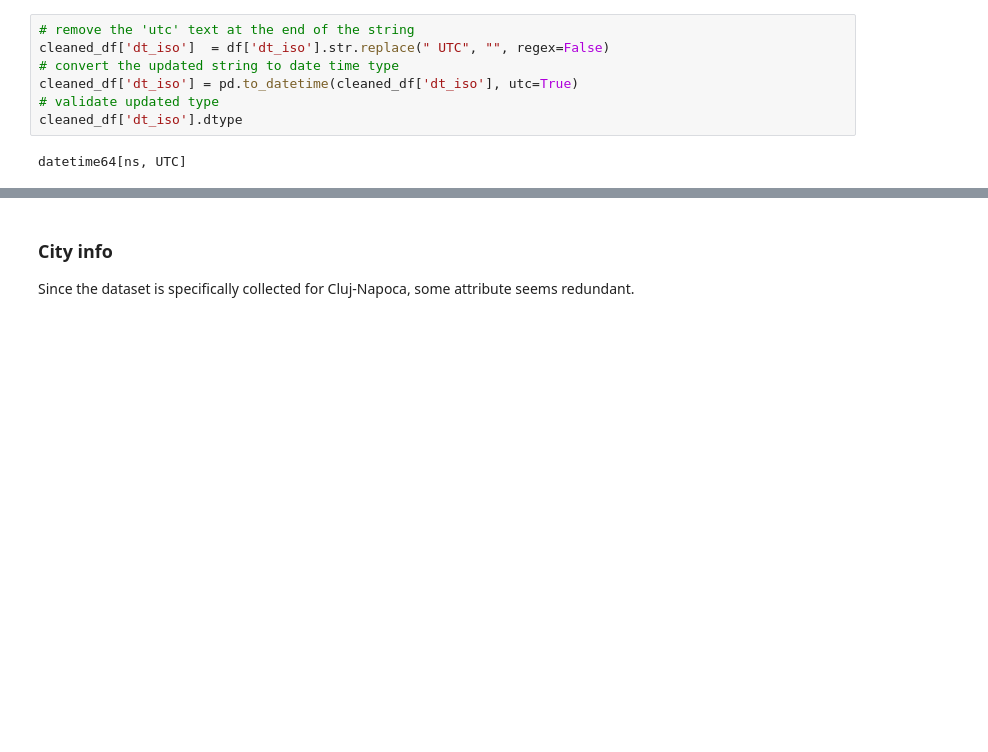
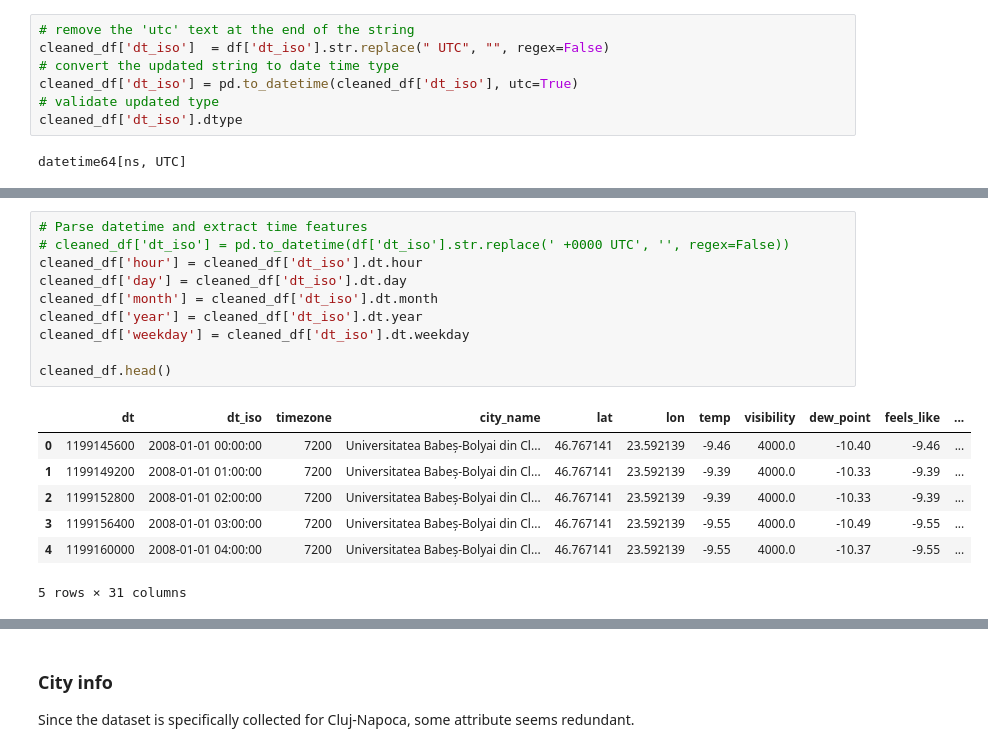
Before and after one commit to annvnt/tum-pads-weatherforcasting, a Jupyter notebook: main.ipynb, the cells around one changed output, grey strips where cells are left out. Saved outputs shown, nothing was run; the diff lists cells and outputs as text; blank space fills up the shorter version.

```diff
--- a/main.ipynb
+++ b/main.ipynb
@@ -376,3 +383,21 @@ cleaned_df.sort_values(by='dt_iso', axis=0, ascending=True)
+# %%
+# Parse datetime and extract time features
+# cleaned_df['dt_iso'] = pd.to_datetime(df['dt_iso'].str.replace(' +0000 UTC', '', regex=False))
+cleaned_df['hour'] = cleaned_df['dt_iso'].dt.hour
+cleaned_df['day'] = cleaned_df['dt_iso'].dt.day
+cleaned_df['month'] = cleaned_df['dt_iso'].dt.month
+cleaned_df['year'] = cleaned_df['dt_iso'].dt.year
+cleaned_df['weekday'] = cleaned_df['dt_iso'].dt.weekday
+
+cleaned_df.head()
+# %% [output]
+|  | dt | dt_iso | timezone | city_name | lat | lon | temp | visibility | dew_point | feels_like | ... |
+| 0 | 1199145600 | 2008-01-01 00:00:00 | 7200 | Universitatea Babeș-Bolyai din Cl... | 46.767141 | 23.592139 | -9.46 | 4000.0 | -10.40 | -9.46 | ... |
+| 1 | 1199149200 | 2008-01-01 01:00:00 | 7200 | Universitatea Babeș-Bolyai din Cl... | 46.767141 | 23.592139 | -9.39 | 4000.0 | -10.33 | -9.39 | ... |
+| 2 | 1199152800 | 2008-01-01 02:00:00 | 7200 | Universitatea Babeș-Bolyai din Cl... | 46.767141 | 23.592139 | -9.39 | 4000.0 | -10.33 | -9.39 | ... |
+| 3 | 1199156400 | 2008-01-01 03:00:00 | 7200 | Universitatea Babeș-Bolyai din Cl... | 46.767141 | 23.592139 | -9.55 | 4000.0 | -10.49 | -9.55 | ... |
+| 4 | 1199160000 | 2008-01-01 04:00:00 | 7200 | Universitatea Babeș-Bolyai din Cl... | 46.767141 | 23.592139 | -9.55 | 4000.0 | -10.37 | -9.55 | ... |
+5 rows × 31 columns
 # %%
 sns.histplot(df['dt'], kde=True)
 # %% [output]
```
Also changed, not shown: parts of 28 cells of this notebook, 2 other files.
